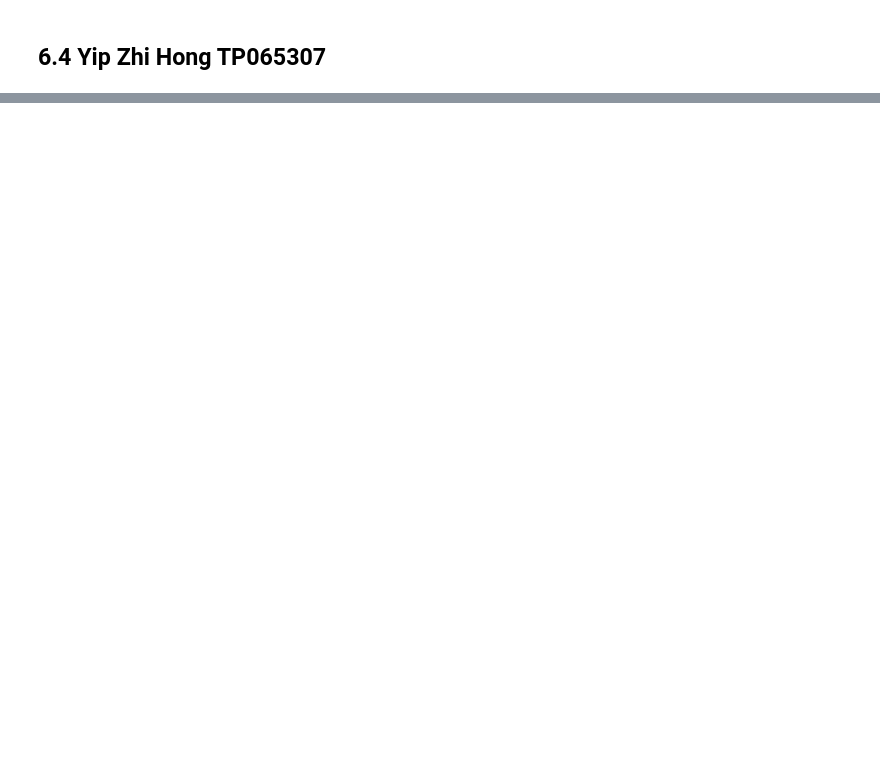
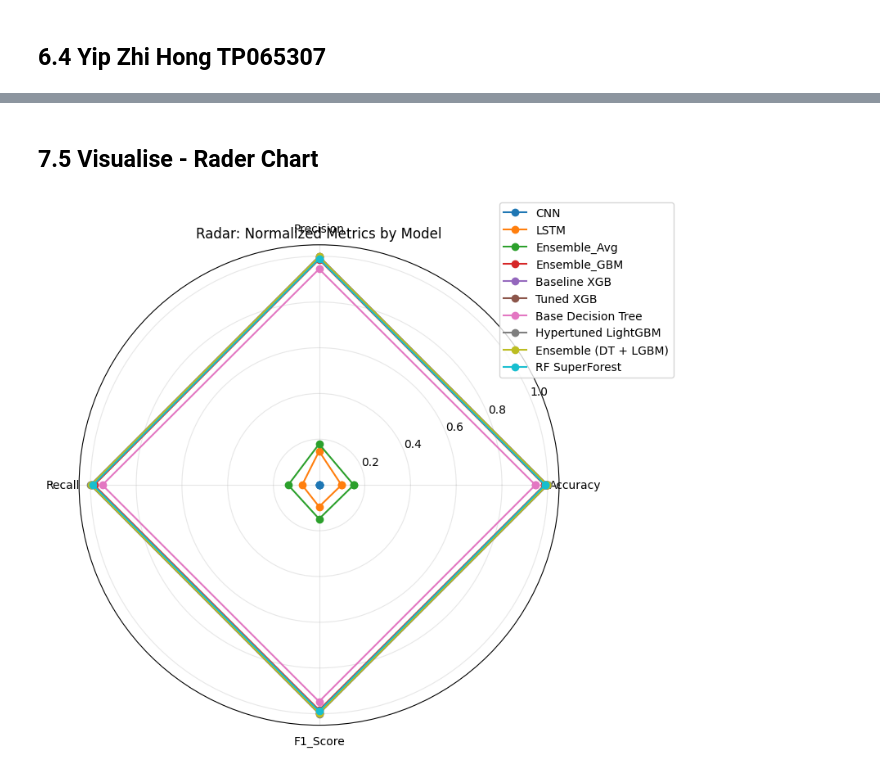
Before and after one commit to hadeswithming23/DeepLearning, a Jupyter notebook: GroupG_DLI.ipynb, the cells around one changed output, grey strips where cells are left out. Drawn from its saved outputs; the diff is of its cells as text; code cells hidden in the pictures; blank space fills up the shorter version.

```diff
--- a/GroupG_DLI.ipynb
+++ b/GroupG_DLI.ipynb
@@ -1114,0 +1364,27 @@ weighted avg     0.9979    0.9979    0.9979     37792
+# %% [markdown]
+## 7.5 Visualise - Rader Chart
+# %%
+import numpy as np
+import matplotlib.pyplot as plt
+
+metrics = ['Accuracy','Precision','Recall','F1_Score']
+radar_df = comparison_df[['Model'] + metrics].dropna(subset=metrics, how='all').copy()
+
+# normalize each metric to [0,1] for fair shape comparison
+norm = (radar_df[metrics] - radar_df[metrics].min()) / (radar_df[metrics].max() - radar_df[metrics].min()).replace(0,1)
+angles = np.linspace(0, 2*np.pi, len(metrics), endpoint=False).tolist()
+angles += angles[:1]  # close loop
+
+plt.figure(figsize=(8, 8))
+for idx, row in radar_df.iterrows():
+    values = norm.loc[idx, metrics].tolist()
+    values += values[:1]
+    plt.polar(angles, values, marker='o', label=row['Model'])
+
+plt.xticks(angles[:-1], metrics)
+plt.title('Radar: Normalized Metrics by Model')
+plt.legend(loc='upper right', bbox_to_anchor=(1.25, 1.1))
+plt.tight_layout()
+plt.show()
+# %% [output]
+[figure, added]
```
Also changed, not shown: parts of 18 cells of this notebook.
